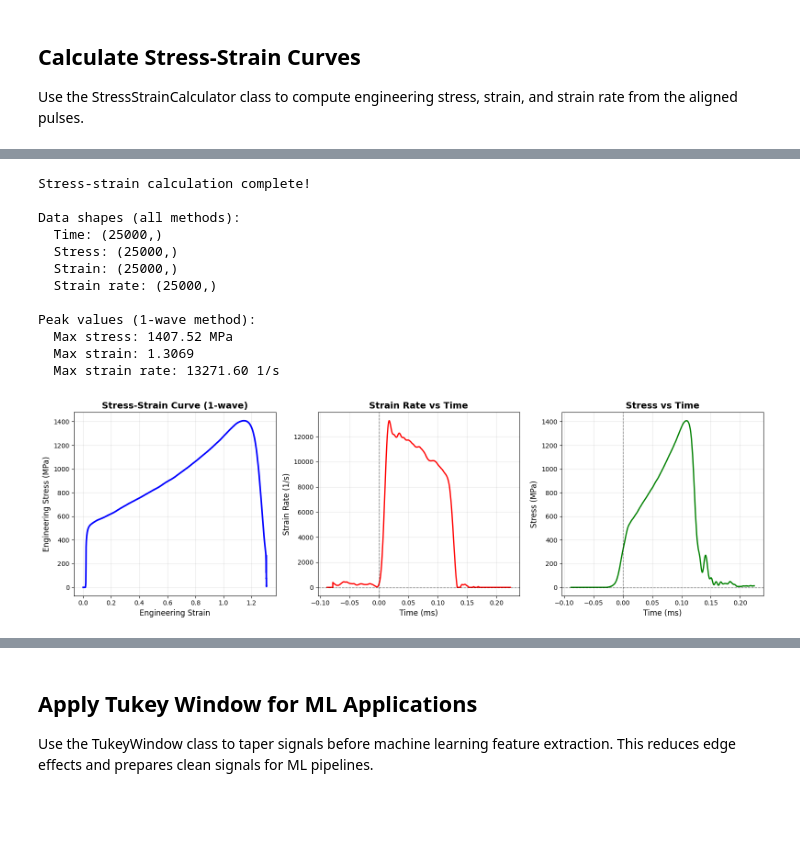
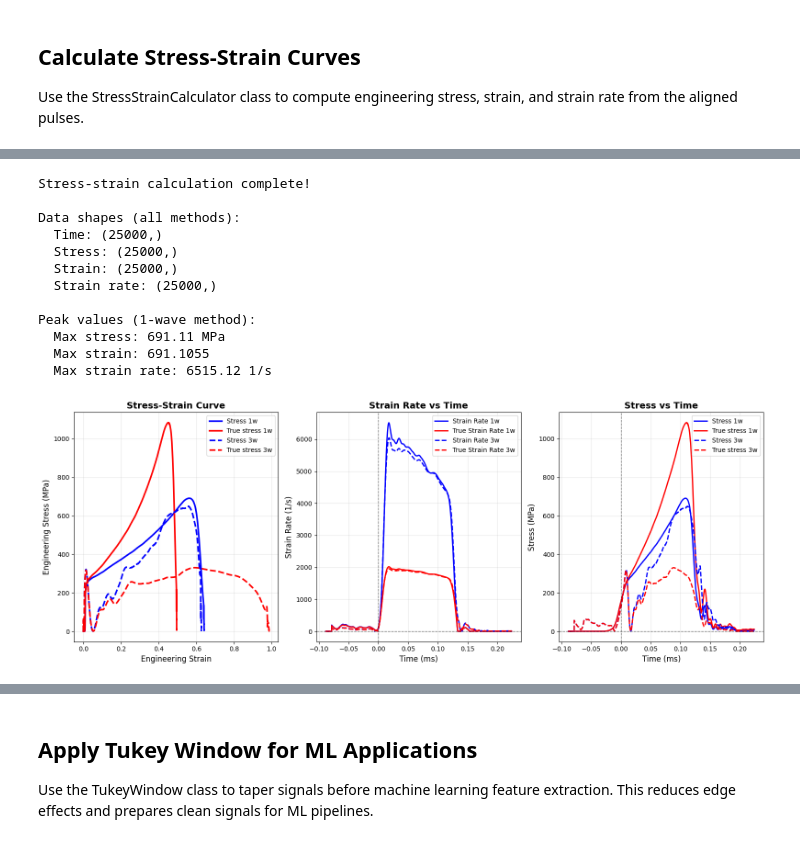
Before and after one commit to Wino1301/DynaMat-Platform, a Jupyter notebook: notebooks/shpb/SHPB_Analysis.ipynb, the cells around one changed output, grey strips where cells are left out. Drawn from its saved outputs; the diff is of its cells as text; code cells hidden in the pictures; blank space fills up the shorter version.

```diff
--- a/notebooks/shpb/SHPB_Analysis.ipynb
+++ b/notebooks/shpb/SHPB_Analysis.ipynb
@@ -13,7 +14,7 @@ sys.path.insert(0, str(proj_root))
 from dynamat.mechanical.shpb import PulseDetector, PulseAligner, StressStrainCalculator, TukeyWindow
 # %%
 # Import csv data from test file
-raw_df = pd.read_csv("A356_004.txt", sep="\t", header=1)                                        # DYN: This is user input in GUI
+raw_df = pd.read_csv(r"A356_004.txt", sep="\t", header=1)                                        # DYN: This is user input in GUI
 raw_df.rename(columns={"(ms)": "time", "(V)":"incident", "(V).1":"transmitted"}, inplace=True)
 raw_df.head()
 # %% [output]
@@ -506,6 +507,6 @@ StressStrainCalculator initialized:
 # %%
 # Calculate stress-strain curves using all three methods
-all_results = calculator.calculate_all_methods(
+all_results = calculator.calculate(
     incident=inc_aligned,
     transmitted=trs_aligned,
     reflected=ref_aligned,
@@ -513,21 +514,32 @@ all_results = calculator.calculate_all_methods(
 )
 
 # Extract results for each method
-results_1w = all_results['1-wave']
-results_2w = all_results['2-wave']
-results_3w = all_results['3-wave']
+time = all_results['time']
+stress_1w = all_results["stress_1w"]
+true_stress_1w = all_results["true_stress_1w"]
+strain_1w = all_results["strain_1w"]
+true_strain_1w = all_results["true_strain_1w"]
+strain_rate_1w = all_results["strain_rate_1w"]
+true_strain_rate_1w = all_results["true_strain_rate_1w"]
+
+stress_3w = all_results["stress_3w"]
+true_stress_3w = all_results["true_stress_3w"]
+strain_3w = all_results["strain_3w"]
+true_strain_3w = all_results["true_strain_3w"]
+strain_rate_3w = all_results["strain_rate_3w"]
+true_strain_rate_3w = all_results["true_strain_rate_3w"]
 
 print("Stress-strain calculation complete!")
 print(f"\nData shapes (all methods):")
-print(f"  Time: {results_1w['time'].shape}")
-print(f"  Stress: {results_1w['stress'].shape}")
-print(f"  Strain: {results_1w['strain'].shape}")
-print(f"  Strain rate: {results_1w['strain_rate'].shape}")
+print(f"  Time: {time.shape}")
+print(f"  Stress: {stress_1w.shape}")
+print(f"  Strain: {strain_1w.shape}")
+print(f"  Strain rate: {strain_rate_1w.shape}")
 
 print(f"\nPeak values (1-wave method):")
-print(f"  Max stress: {results_1w['stress'].max():.2f} MPa")
-print(f"  Max strain: {results_1w['strain'].max():.4f}")
-print(f"  Max strain rate: {results_1w['strain_rate'].max():.2f} 1/s")
+print(f"  Max stress: {stress_1w.max():.2f} MPa")
+print(f"  Max strain: {stress_1w.max():.4f}")
+print(f"  Max strain rate: {strain_rate_1w.max():.2f} 1/s")
 # %% [output]
 Stress-strain calculation complete!
 
@@ -538,39 +550,51 @@ Data shapes (all methods):
   Strain rate: (25000,)
 
 Peak values (1-wave method):
-  Max stress: 1407.52 MPa
-  Max strain: 1.3069
-  Max strain rate: 13271.60 1/s
+  Max stress: 691.11 MPa
+  Max strain: 691.1055
+  Max strain rate: 6515.12 1/s
 # %%
 # Visualize stress-strain curve
-fig, (ax1, ax2, ax3) = plt.subplots(1, 3, figsize=(16, 5))
+fig, (ax1, ax2, ax3) = plt.subplots(1, 3, figsize=(16, 6))
 
 # Plot 1: Stress-Strain curve (1-wave method)
-ax1.plot(results_1w['strain'], results_1w['stress'], lw=2.5, color='blue')
+ax1.plot(strain_1w, stress_1w, lw=2.5, color='blue', label='Stress 1w')
+ax1.plot(true_strain_1w, true_stress_1w, lw=2.5, color='red', label='True stress 1w')
+ax1.plot(strain_3w, stress_3w, lw=2.5, ls="--", color='blue', label='Stress 3w')
+ax1.plot(true_strain_3w, true_stress_3w, lw=2.5, ls="--", color='red', label='True stress 3w')
 ax1.set_xlabel('Engineering Strain', fontsize=12)
 ax1.set_ylabel('Engineering Stress (MPa)', fontsize=12)
-ax1.set_title('Stress-Strain Curve (1-wave)', fontsize=14, fontweight='bold')
+ax1.set_title('Stress-Strain Curve', fontsize=14, fontweight='bold')
+ax1.legend()
 ax1.grid(alpha=0.3)
 
 # Plot 2: Strain rate vs time
-ax2.plot(results_1w['time'], results_1w['strain_rate'], lw=2.0, color='red')
+ax2.plot(time, strain_rate_1w, lw=2.0, color='blue', label='Strain Rate 1w')
+ax2.plot(time, true_strain_rate_1w, lw=2.0, color='red', label='True Strain Rate 1w')
+ax2.plot(time, strain_rate_3w, lw=2.0, ls="--", color='blue', label='Strain Rate 3w')
+ax2.plot(time, true_strain_rate_3w, lw=2.0, ls="--", color='red', label='True Strain Rate 3w')
 ax2.axhline(0, ls='--', c='k', lw=1, alpha=0.5)
 ax2.axvline(0, ls='--', c='k', lw=1, alpha=0.5)
 ax2.set_xlabel('Time (ms)', fontsize=12)
 ax2.set_ylabel('Strain Rate (1/s)', fontsize=12)
 ax2.set_title('Strain Rate vs Time', fontsize=14, fontweight='bold')
+ax2.legend()
 ax2.grid(alpha=0.3)
 
 # Plot 3: Stress vs time
-ax3.plot(results_1w['time'], results_1w['stress'], lw=2.0, color='green')
+ax3.plot(time, stress_1w, lw=2.0, color='blue', label='Stress 1w')
+ax3.plot(time, true_stress_1w, lw=2.0, color='red', label='True stress 1w')
+ax3.plot(time, stress_3w, lw=2.0, ls="--", color='blue', label='Stress 3w')
+ax3.plot(time, true_stress_3w, lw=2.0, ls="--", color='red', label='True stress 3w')
 ax3.axhline(0, ls='--', c='k', lw=1, alpha=0.5)
 ax3.axvline(0, ls='--', c='k', lw=1, alpha=0.5)
 ax3.set_xlabel('Time (ms)', fontsize=12)
 ax3.set_ylabel('Stress (MPa)', fontsize=12)
 ax3.set_title('Stress vs Time', fontsize=14, fontweight='bold')
+ax3.legend()
 ax3.grid(alpha=0.3)
 
 plt.tight_layout()
 plt.show()
 # %% [output]
-[figure, old version]
+[figure, new version]
```
Also changed, not shown: parts of 6 cells of this notebook, 23 other files.
